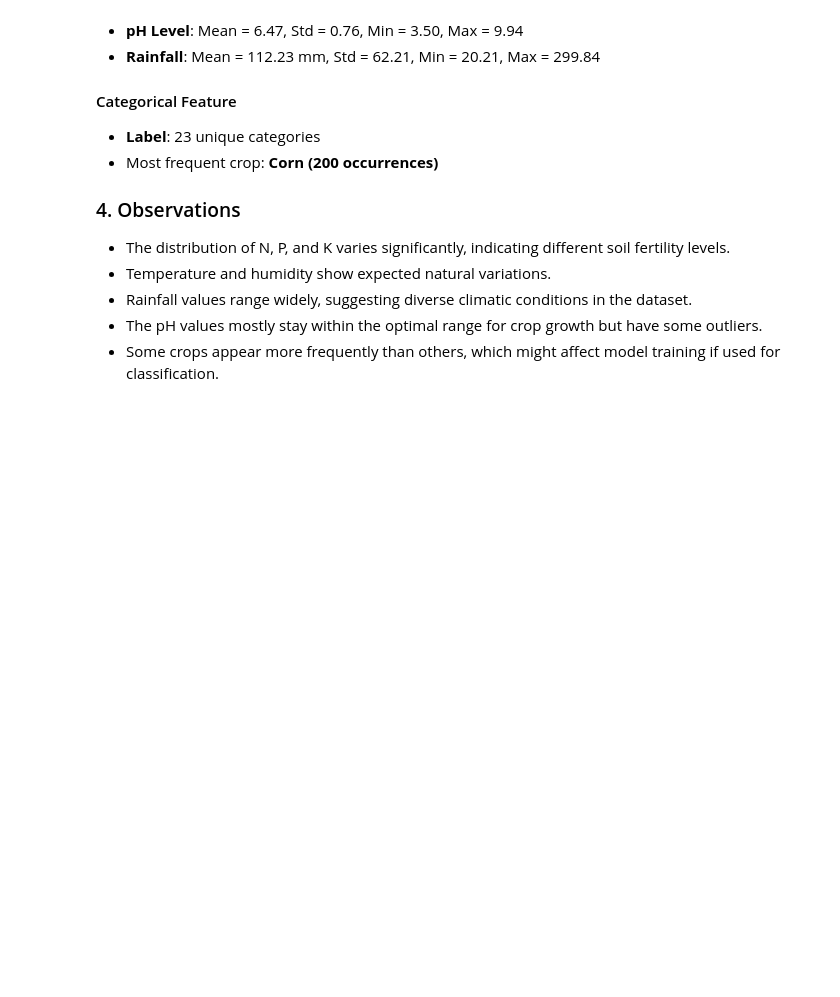
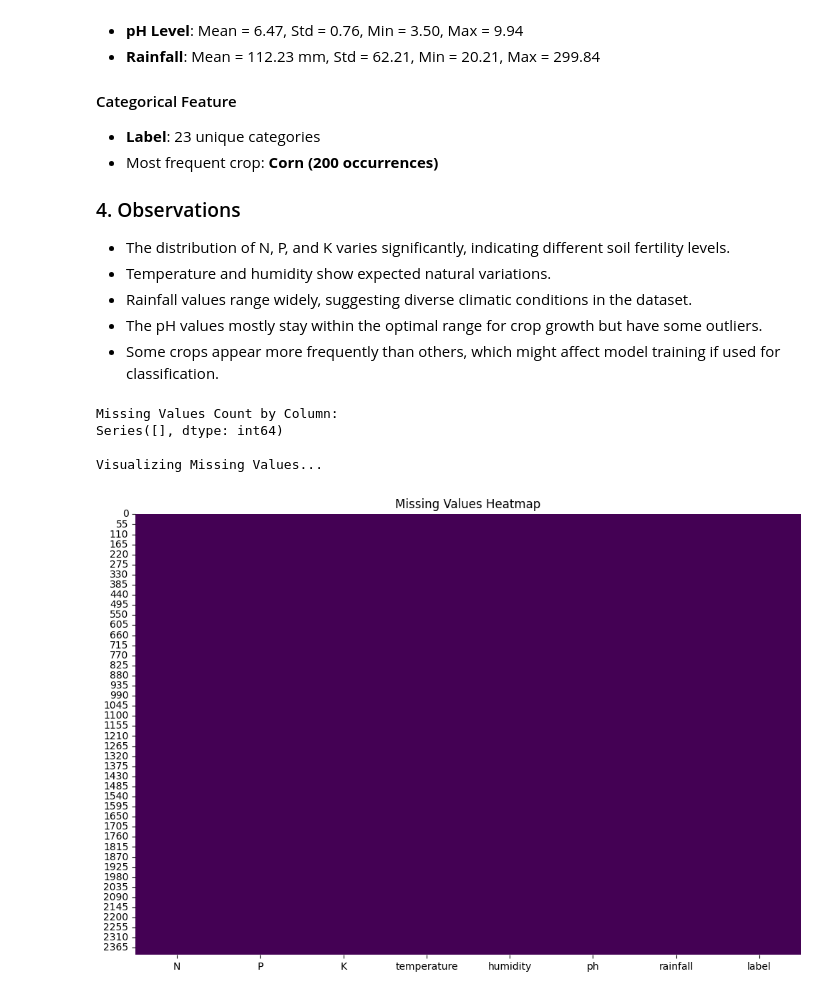
Before and after one commit to praneethkanakamamidi/smart-agri-tech, a Jupyter notebook: src/eda/analysis.ipynb, the cells around one changed output. Cells and saved outputs as stored; diff of their text form; code cells hidden in the pictures; blank space fills up the shorter version.

Commit message:
missing values analysis

```diff
--- a/src/eda/analysis.ipynb
+++ b/src/eda/analysis.ipynb
@@ -90,3 +91,12 @@ freq     200
 - Rainfall values range widely, suggesting diverse climatic conditions in the dataset.
 - The pH values mostly stay within the optimal range for crop growth but have some outliers.
 - Some crops appear more frequently than others, which might affect model training if used for classification.
+# %%
+missing_values_analyzer = MissingValuesReport()
+missing_values_analyzer.missing_values_analysis(df)
+# %% [output]
+Missing Values Count by Column:
+Series([], dtype: int64)
+
+Visualizing Missing Values...
+[figure, added]
```
Also changed, not shown: parts of 4 cells of this notebook, 1 other file.
